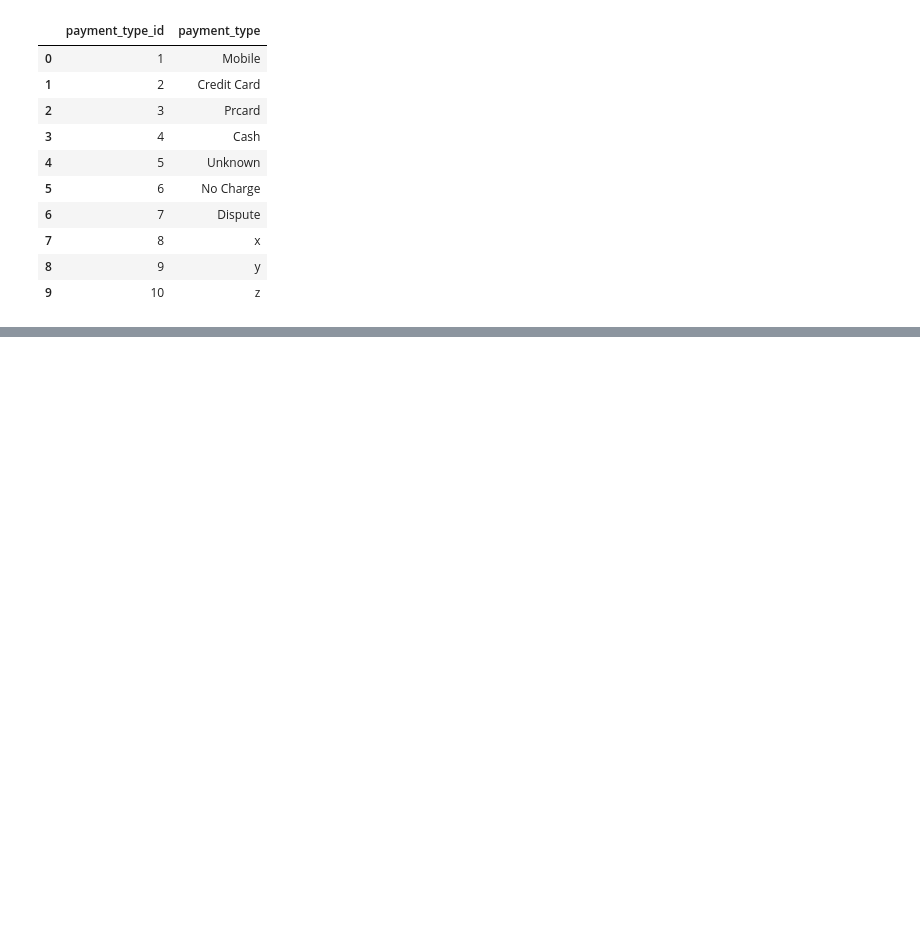
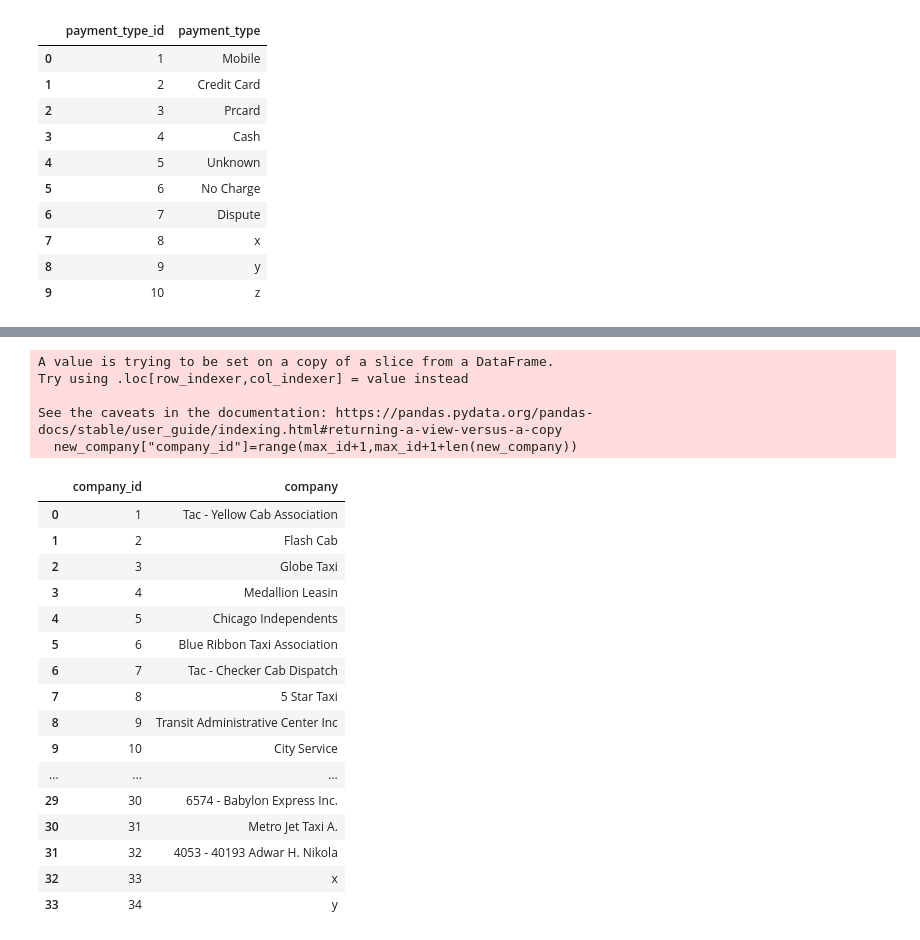
Before and after one commit to csernyzsolt-collab/AWS, a Jupyter notebook: src/notebooks/06_taxi_data_mapping.ipynb, the cells around one changed output, grey strips where cells are left out. Drawn from its saved outputs; the diff is of its cells as text; code cells hidden in the pictures; blank space fills up the shorter version.

```diff
--- a/src/notebooks/06_taxi_data_mapping.ipynb
+++ b/src/notebooks/06_taxi_data_mapping.ipynb
@@ -515,0 +525,48 @@ dim_payment_type
+# %%
+dim_company=taxi_trips["company"].drop_duplicates().reset_index(drop=True)
+dim_company=pd.DataFrame(
+    {"company_id":range(1,len(dim_company)+1),
+     "company":dim_company
+    }
+)
+dummy_company_data=[
+    {"company":"4053 - 40193 Adwar H. Nikola"},
+    {"company":"x"},
+    {"company":"y"},
+    {"company":"x"},
+]
+dummy_company_data_df=pd.DataFrame(dummy_company_data)
+
+todays_company=pd.DataFrame(dummy_company_data_df["company"].unique(),columns=["company"])
+
+new_company=todays_company[~todays_company["company"].isin(dim_company["company"])]
+
+if not new_company.empty:
+    max_id=dim_company["company_id"].max()
+    new_company["company_id"]=range(max_id+1,max_id+1+len(new_company))
+    dim_company=pd.concat([dim_company,new_company],ignore_index=True)
+
+dim_company
+# %% [output]
+A value is trying to be set on a copy of a slice from a DataFrame.
+Try using .loc[row_indexer,col_indexer] = value instead
+
+See the caveats in the documentation: https://pandas.pydata.org/pandas-docs/stable/user_guide/indexing.html#returning-a-view-versus-a-copy
+  new_company["company_id"]=range(max_id+1,max_id+1+len(new_company))
+|  | company_id | company |
+| 0 | 1 | Tac - Yellow Cab Association |
+| 1 | 2 | Flash Cab |
+| 2 | 3 | Globe Taxi |
+| 3 | 4 | Medallion Leasin |
+| 4 | 5 | Chicago Independents |
+| 5 | 6 | Blue Ribbon Taxi Association |
+| 6 | 7 | Tac - Checker Cab Dispatch |
+| 7 | 8 | 5 Star Taxi |
+| 8 | 9 | Transit Administrative Center Inc |
+| 9 | 10 | City Service |
+| ... | ... | ... |
+| 29 | 30 | 6574 - Babylon Express Inc. |
+| 30 | 31 | Metro Jet Taxi A. |
+| 31 | 32 | 4053 - 40193 Adwar H. Nikola |
+| 32 | 33 | x |
+| 33 | 34 | y |
```
Also changed, not shown: parts of 2 cells of this notebook.
